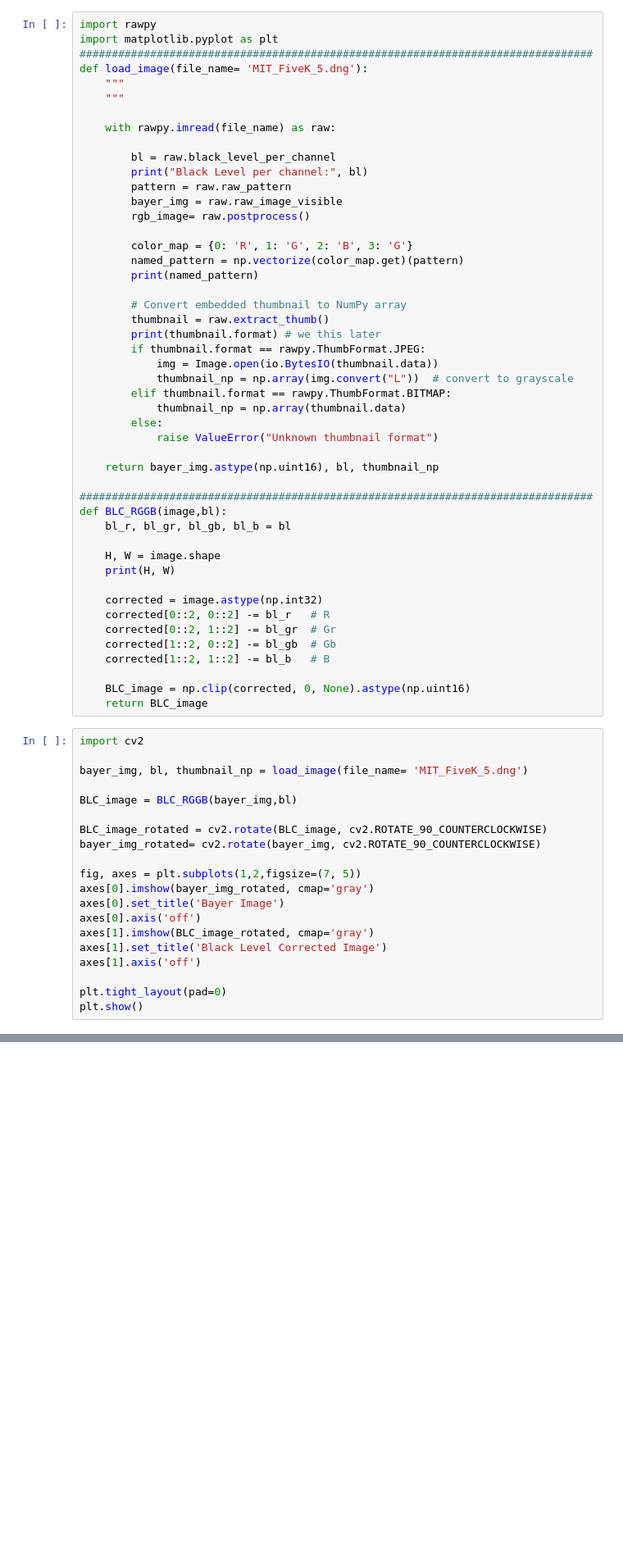
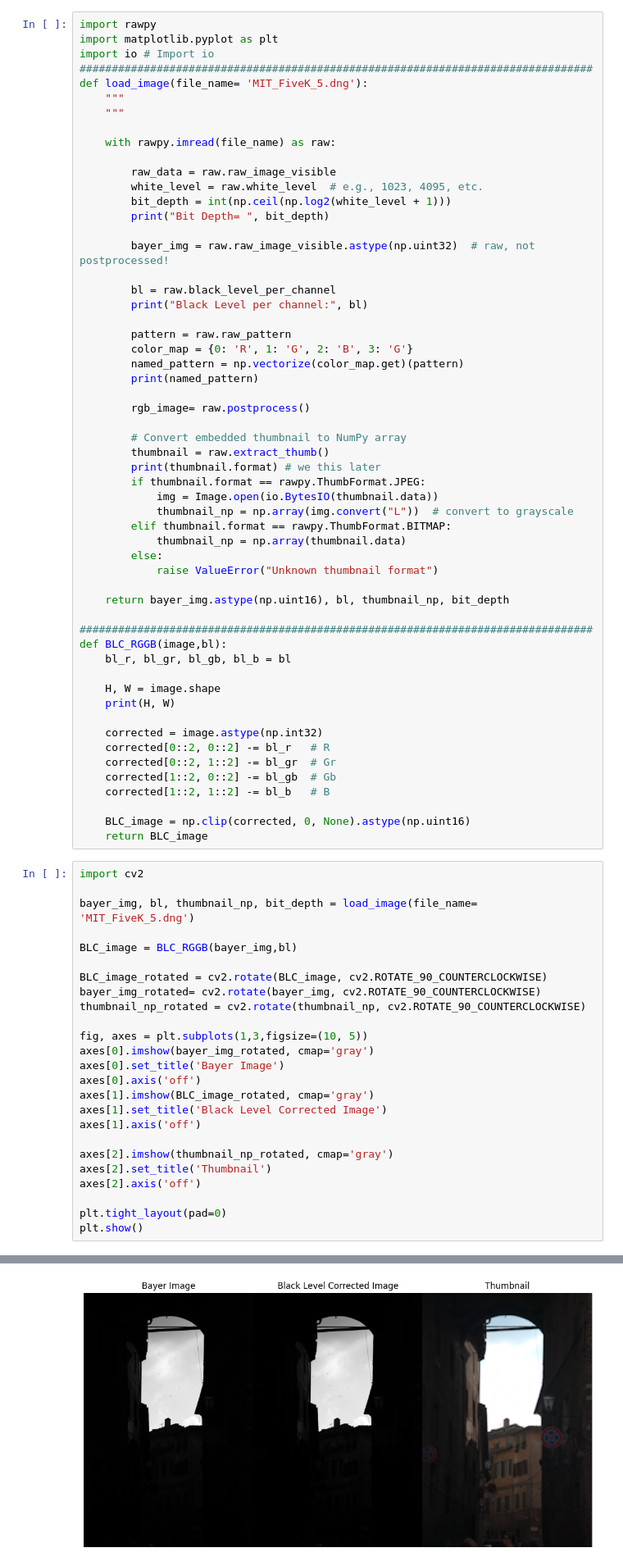
Before and after one commit to HPK1101/ISP-Tuning-Public, a Jupyter notebook: 002_Black_Level_Correction.ipynb, the cells around one changed output, grey strips where cells are left out. Shown at 82% size. Drawn from its saved outputs; the diff is of its cells as text; blank space fills up the shorter version.

```diff
--- a/002_Black_Level_Correction.ipynb
+++ b/002_Black_Level_Correction.ipynb
@@ -9,6 +9,7 @@ uploaded = files.upload()
 # %%
 import rawpy
 import matplotlib.pyplot as plt
+import io # Import io
 ################################################################################
 def load_image(file_name= 'MIT_FiveK_5.dng'):
     """
@@ -16,15 +17,22 @@ def load_image(file_name= 'MIT_FiveK_5.dng'):
 
     with rawpy.imread(file_name) as raw:
 
+        raw_data = raw.raw_image_visible
+        white_level = raw.white_level  # e.g., 1023, 4095, etc.
+        bit_depth = int(np.ceil(np.log2(white_level + 1)))
+        print("Bit Depth= ", bit_depth)
+
+        bayer_img = raw.raw_image_visible.astype(np.uint32)  # raw, not postprocessed!
+
         bl = raw.black_level_per_channel
         print("Black Level per channel:", bl)
+
         pattern = raw.raw_pattern
-        bayer_img = raw.raw_image_visible
-        rgb_image= raw.postprocess()
-
         color_map = {0: 'R', 1: 'G', 2: 'B', 3: 'G'}
         named_pattern = np.vectorize(color_map.get)(pattern)
         print(named_pattern)
+
+        rgb_image= raw.postprocess()
 
         # Convert embedded thumbnail to NumPy array
         thumbnail = raw.extract_thumb()
@@ -37,7 +45,7 @@ def load_image(file_name= 'MIT_FiveK_5.dng'):
         else:
             raise ValueError("Unknown thumbnail format")
 
-    return bayer_img.astype(np.uint16), bl, thumbnail_np
+    return bayer_img.astype(np.uint16), bl, thumbnail_np, bit_depth
 
 ################################################################################
 def BLC_RGGB(image,bl):
@@ -57,14 +65,15 @@ def BLC_RGGB(image,bl):
 # %%
 import cv2
 
-bayer_img, bl, thumbnail_np = load_image(file_name= 'MIT_FiveK_5.dng')
+bayer_img, bl, thumbnail_np, bit_depth = load_image(file_name= 'MIT_FiveK_5.dng')
 
 BLC_image = BLC_RGGB(bayer_img,bl)
 
 BLC_image_rotated = cv2.rotate(BLC_image, cv2.ROTATE_90_COUNTERCLOCKWISE)
 bayer_img_rotated= cv2.rotate(bayer_img, cv2.ROTATE_90_COUNTERCLOCKWISE)
+thumbnail_np_rotated = cv2.rotate(thumbnail_np, cv2.ROTATE_90_COUNTERCLOCKWISE)
 
-fig, axes = plt.subplots(1,2,figsize=(7, 5))
+fig, axes = plt.subplots(1,3,figsize=(10, 5))
 axes[0].imshow(bayer_img_rotated, cmap='gray')
 axes[0].set_title('Bayer Image')
 axes[0].axis('off')
@@ -72,5 +81,10 @@ axes[1].imshow(BLC_image_rotated, cmap='gray')
 axes[1].set_title('Black Level Corrected Image')
 axes[1].axis('off')
 
+axes[2].imshow(thumbnail_np_rotated, cmap='gray')
+axes[2].set_title('Thumbnail')
+axes[2].axis('off')
+
 plt.tight_layout(pad=0)
 plt.show()
+# %% [output]
@@ -76,0 +97 @@ plt.show()
+[figure, added]
```
Also changed, not shown: parts of 1 cell of this notebook.
